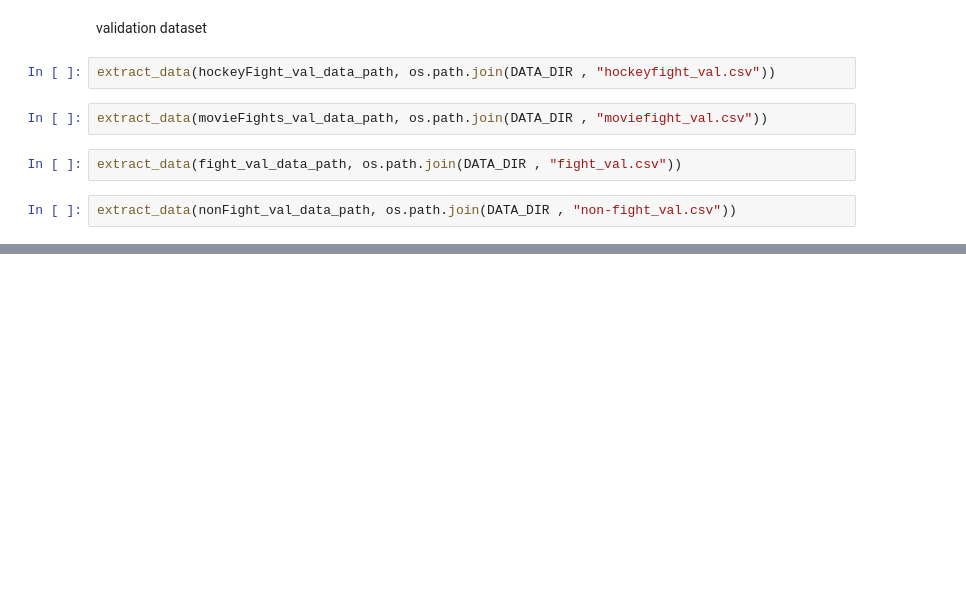
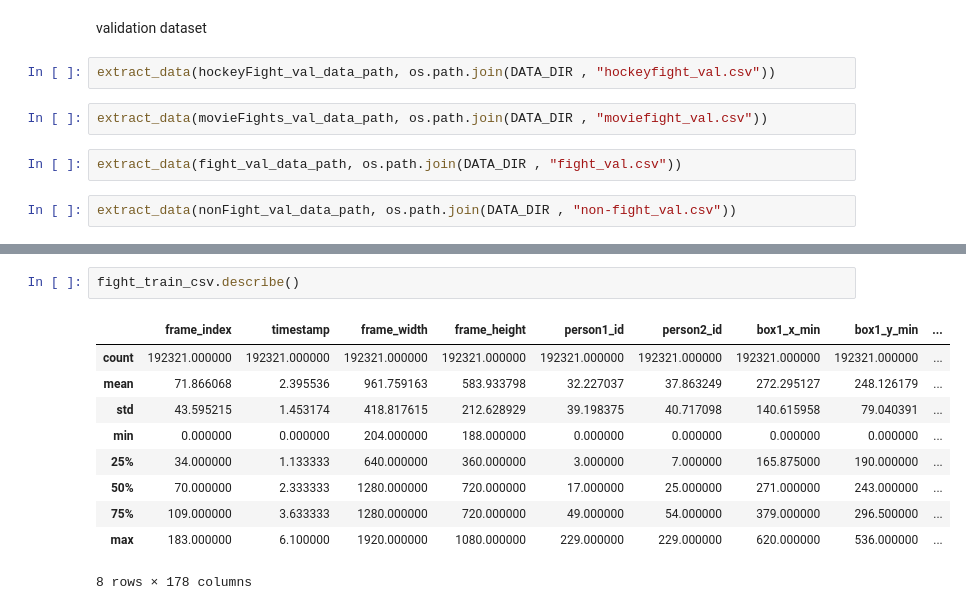
Before and after one commit to harmeshgv/YoloV8-LSTM-video-Classification, a Jupyter notebook: notebooks/data_extraction.ipynb, the cells around one changed output, grey strips where cells are left out. Cells and saved outputs as stored; diff of their text form; blank space fills up the shorter version.

```diff
--- a/notebooks/data_extraction.ipynb
+++ b/notebooks/data_extraction.ipynb
@@ -144,0 +188,13 @@ extract_data(nonFight_val_data_path, os.path.join(DATA_DIR , "non-fight_val.csv"
+# %%
+fight_train_csv.describe()
+# %% [output]
+|  | frame_index | timestamp | frame_width | frame_height | person1_id | person2_id | box1_x_min | box1_y_min | ... |
+| count | 192321.000000 | 192321.000000 | 192321.000000 | 192321.000000 | 192321.000000 | 192321.000000 | 192321.000000 | 192321.000000 | ... |
+| mean | 71.866068 | 2.395536 | 961.759163 | 583.933798 | 32.227037 | 37.863249 | 272.295127 | 248.126179 | ... |
+| std | 43.595215 | 1.453174 | 418.817615 | 212.628929 | 39.198375 | 40.717098 | 140.615958 | 79.040391 | ... |
+| min | 0.000000 | 0.000000 | 204.000000 | 188.000000 | 0.000000 | 0.000000 | 0.000000 | 0.000000 | ... |
+| 25% | 34.000000 | 1.133333 | 640.000000 | 360.000000 | 3.000000 | 7.000000 | 165.875000 | 190.000000 | ... |
+| 50% | 70.000000 | 2.333333 | 1280.000000 | 720.000000 | 17.000000 | 25.000000 | 271.000000 | 243.000000 | ... |
+| 75% | 109.000000 | 3.633333 | 1280.000000 | 720.000000 | 49.000000 | 54.000000 | 379.000000 | 296.500000 | ... |
+| max | 183.000000 | 6.100000 | 1920.000000 | 1080.000000 | 229.000000 | 229.000000 | 620.000000 | 536.000000 | ... |
+8 rows × 178 columns
```
Also changed, not shown: parts of 33 cells of this notebook, 53 other files.
